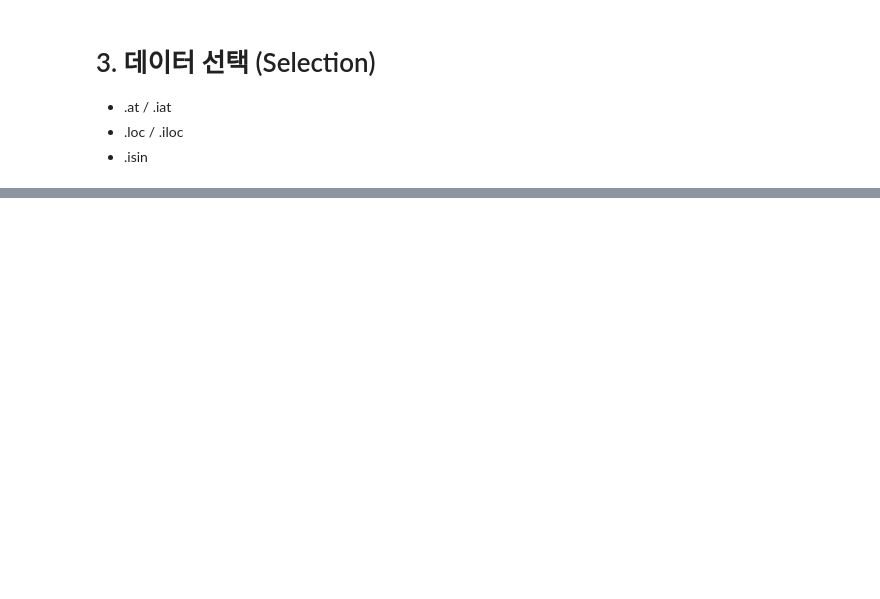
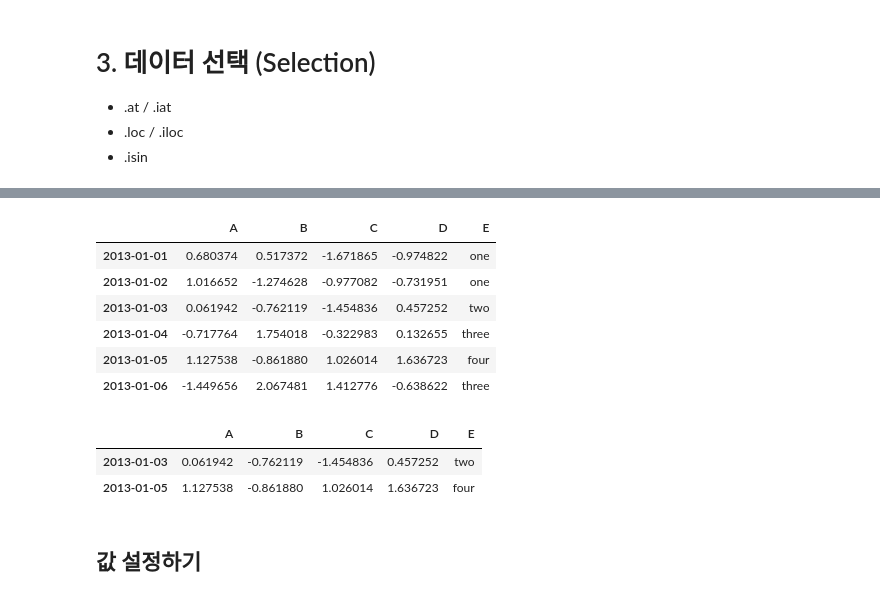
Before and after one commit to hanna-joo/Edu_BigData, a Jupyter notebook: python_edu/pandas_basic.ipynb, the cells around one changed output, grey strips where cells are left out. Cells and saved outputs as stored; diff of their text form; code cells hidden in the pictures; blank space fills up the shorter version.

```diff
--- a/python_edu/pandas_basic.ipynb
+++ b/python_edu/pandas_basic.ipynb
@@ -276,0 +295,20 @@ df.iat[1,1]
+# %%
+df2 = df.copy()
+df2['E'] = ['one', 'one', 'two', 'three', 'four', 'three']
+df2
+# %% [output]
+|  | A | B | C | D | E |
+| 2013-01-01 | 0.680374 | 0.517372 | -1.671865 | -0.974822 | one |
+| 2013-01-02 | 1.016652 | -1.274628 | -0.977082 | -0.731951 | one |
+| 2013-01-03 | 0.061942 | -0.762119 | -1.454836 | 0.457252 | two |
+| 2013-01-04 | -0.717764 | 1.754018 | -0.322983 | 0.132655 | three |
+| 2013-01-05 | 1.127538 | -0.861880 | 1.026014 | 1.636723 | four |
+| 2013-01-06 | -1.449656 | 2.067481 | 1.412776 | -0.638622 | three |
+# %%
+df2[df2['E'].isin(['two','four'])]
+# %% [output]
+|  | A | B | C | D | E |
+| 2013-01-03 | 0.061942 | -0.762119 | -1.454836 | 0.457252 | two |
+| 2013-01-05 | 1.127538 | -0.861880 | 1.026014 | 1.636723 | four |
+# %% [markdown]
+## 값 설정하기
```
Also changed, not shown: parts of 34 cells of this notebook.
